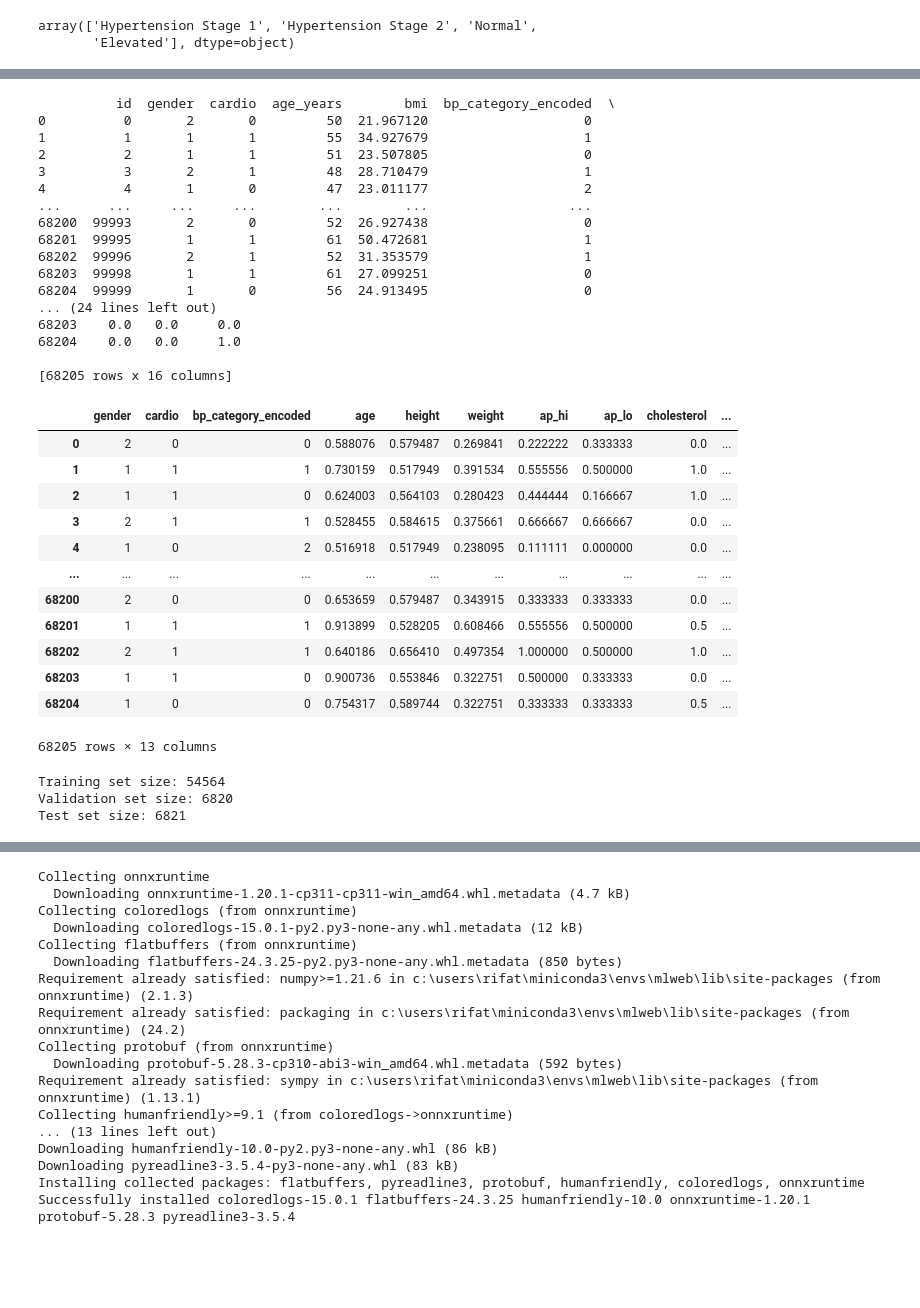
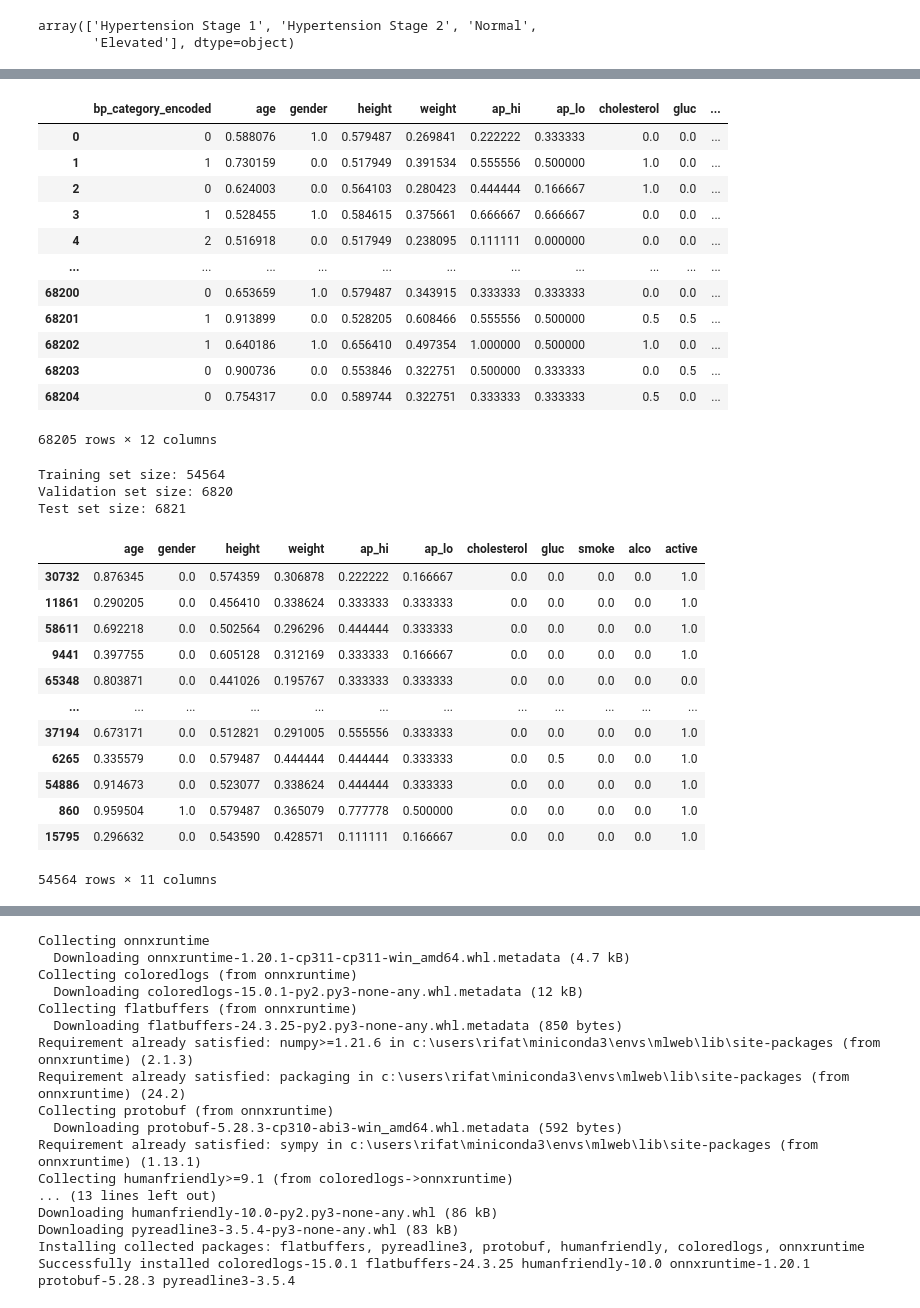
Before and after one commit to Nirab123456/portfolio_web_backend-, a Jupyter notebook: cvd_detaction/cvd_detatction.ipynb, the cells around one changed output, grey strips where cells are left out. Saved outputs shown, nothing was run; the diff lists cells and outputs as text; code cells hidden in the pictures; blank space fills up the shorter version.

```diff
--- a/cvd_detaction/cvd_detatction.ipynb
+++ b/cvd_detaction/cvd_detatction.ipynb
@@ -159,46 +147,21 @@ df_combined = df.drop(columns=features_to_normalize)
 df_combined = pd.concat([df_combined, X_normalized_df], axis=1)
 df_combined.drop(columns='bp_category', inplace=True)
 
-# Show the combined dataframe
-print(df_combined)
+df_combined
 # %% [output]
+|  | bp_category_encoded | age | gender | height | weight | ap_hi | ap_lo | cholesterol | gluc | ... |
+| 0 | 0 | 0.588076 | 1.0 | 0.579487 | 0.269841 | 0.222222 | 0.333333 | 0.0 | 0.0 | ... |
+| 1 | 1 | 0.730159 | 0.0 | 0.517949 | 0.391534 | 0.555556 | 0.500000 | 1.0 | 0.0 | ... |
+| 2 | 0 | 0.624003 | 0.0 | 0.564103 | 0.280423 | 0.444444 | 0.166667 | 1.0 | 0.0 | ... |
+| 3 | 1 | 0.528455 | 1.0 | 0.584615 | 0.375661 | 0.666667 | 0.666667 | 0.0 | 0.0 | ... |
+| 4 | 2 | 0.516918 | 0.0 | 0.517949 | 0.238095 | 0.111111 | 0.000000 | 0.0 | 0.0 | ... |
+| ... | ... | ... | ... | ... | ... | ... | ... | ... | ... | ... |
+| 68200 | 0 | 0.653659 | 1.0 | 0.579487 | 0.343915 | 0.333333 | 0.333333 | 0.0 | 0.0 | ... |
+| 68201 | 1 | 0.913899 | 0.0 | 0.528205 | 0.608466 | 0.555556 | 0.500000 | 0.5 | 0.5 | ... |
+| 68202 | 1 | 0.640186 | 1.0 | 0.656410 | 0.497354 | 1.000000 | 0.500000 | 1.0 | 0.0 | ... |
+| 68203 | 0 | 0.900736 | 0.0 | 0.553846 | 0.322751 | 0.500000 | 0.333333 | 0.0 | 0.5 | ... |
+| 68204 | 0 | 0.754317 | 0.0 | 0.589744 | 0.322751 | 0.333333 | 0.333333 | 0.5 | 0.0 | ... |
-          id  gender  cardio  age_years        bmi  bp_category_encoded  \
-0          0       2       0         50  21.967120                    0
-1          1       1       1         55  34.927679                    1
-2          2       1       1         51  23.507805                    0
-3          3       2       1         48  28.710479                    1
-4          4       1       0         47  23.011177                    2
-...      ...     ...     ...        ...        ...                  ...
-68200  99993       2       0         52  26.927438                    0
-68201  99995       1       1         61  50.472681                    1
-68202  99996       2       1         52  31.353579                    1
-68203  99998       1       1         61  27.099251                    0
-68204  99999       1       0         56  24.913495                    0
-... (24 lines left out)
-68203    0.0   0.0     0.0
-68204    0.0   0.0     1.0
-
-[68205 rows x 16 columns]
+68205 rows × 12 columns
-# %%
-df_combined.drop(columns='id', inplace=True)
-# %%
-df_combined.drop(columns='age_years', inplace=True)
-df_combined.drop(columns='bmi', inplace=True)
-df_combined
-# %% [output]
-|  | gender | cardio | bp_category_encoded | age | height | weight | ap_hi | ap_lo | cholesterol | ... |
-| 0 | 2 | 0 | 0 | 0.588076 | 0.579487 | 0.269841 | 0.222222 | 0.333333 | 0.0 | ... |
-| 1 | 1 | 1 | 1 | 0.730159 | 0.517949 | 0.391534 | 0.555556 | 0.500000 | 1.0 | ... |
-| 2 | 1 | 1 | 0 | 0.624003 | 0.564103 | 0.280423 | 0.444444 | 0.166667 | 1.0 | ... |
-| 3 | 2 | 1 | 1 | 0.528455 | 0.584615 | 0.375661 | 0.666667 | 0.666667 | 0.0 | ... |
-| 4 | 1 | 0 | 2 | 0.516918 | 0.517949 | 0.238095 | 0.111111 | 0.000000 | 0.0 | ... |
-| ... | ... | ... | ... | ... | ... | ... | ... | ... | ... | ... |
-| 68200 | 2 | 0 | 0 | 0.653659 | 0.579487 | 0.343915 | 0.333333 | 0.333333 | 0.0 | ... |
-| 68201 | 1 | 1 | 1 | 0.913899 | 0.528205 | 0.608466 | 0.555556 | 0.500000 | 0.5 | ... |
-| 68202 | 2 | 1 | 1 | 0.640186 | 0.656410 | 0.497354 | 1.000000 | 0.500000 | 1.0 | ... |
-| 68203 | 1 | 1 | 0 | 0.900736 | 0.553846 | 0.322751 | 0.500000 | 0.333333 | 0.0 | ... |
-| 68204 | 1 | 0 | 0 | 0.754317 | 0.589744 | 0.322751 | 0.333333 | 0.333333 | 0.5 | ... |
-68205 rows × 13 columns
 # %%
 from sklearn.model_selection import train_test_split
 
@@ -226,6 +189,22 @@ print(f"Test set size: {X_test.shape[0]}")
 Training set size: 54564
 Validation set size: 6820
 Test set size: 6821
+# %%
+X_train
+# %% [output]
+|  | age | gender | height | weight | ap_hi | ap_lo | cholesterol | gluc | smoke | alco | active |
+| 30732 | 0.876345 | 0.0 | 0.574359 | 0.306878 | 0.222222 | 0.166667 | 0.0 | 0.0 | 0.0 | 0.0 | 1.0 |
+| 11861 | 0.290205 | 0.0 | 0.456410 | 0.338624 | 0.333333 | 0.333333 | 0.0 | 0.0 | 0.0 | 0.0 | 1.0 |
+| 58611 | 0.692218 | 0.0 | 0.502564 | 0.296296 | 0.444444 | 0.333333 | 0.0 | 0.0 | 0.0 | 0.0 | 1.0 |
+| 9441 | 0.397755 | 0.0 | 0.605128 | 0.312169 | 0.333333 | 0.166667 | 0.0 | 0.0 | 0.0 | 0.0 | 1.0 |
+| 65348 | 0.803871 | 0.0 | 0.441026 | 0.195767 | 0.333333 | 0.333333 | 0.0 | 0.0 | 0.0 | 0.0 | 0.0 |
+| ... | ... | ... | ... | ... | ... | ... | ... | ... | ... | ... | ... |
+| 37194 | 0.673171 | 0.0 | 0.512821 | 0.291005 | 0.555556 | 0.333333 | 0.0 | 0.0 | 0.0 | 0.0 | 1.0 |
+| 6265 | 0.335579 | 0.0 | 0.579487 | 0.444444 | 0.444444 | 0.333333 | 0.0 | 0.5 | 0.0 | 0.0 | 1.0 |
+| 54886 | 0.914673 | 0.0 | 0.523077 | 0.338624 | 0.444444 | 0.333333 | 0.0 | 0.0 | 0.0 | 0.0 | 1.0 |
+| 860 | 0.959504 | 1.0 | 0.579487 | 0.365079 | 0.777778 | 0.500000 | 0.0 | 0.0 | 0.0 | 0.0 | 1.0 |
+| 15795 | 0.296632 | 0.0 | 0.543590 | 0.428571 | 0.111111 | 0.166667 | 0.0 | 0.0 | 0.0 | 0.0 | 1.0 |
+54564 rows × 11 columns
 # %%
 X_train.to_csv('X_train.csv', index=False)
 y_train.to_csv('y_train.csv', index=False)
```
Also changed, not shown: parts of 17 cells of this notebook, 17 other files.
